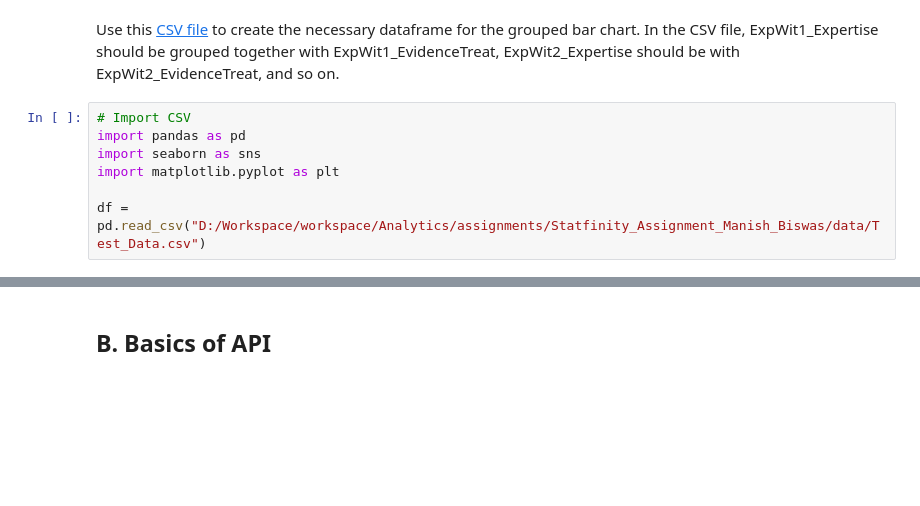
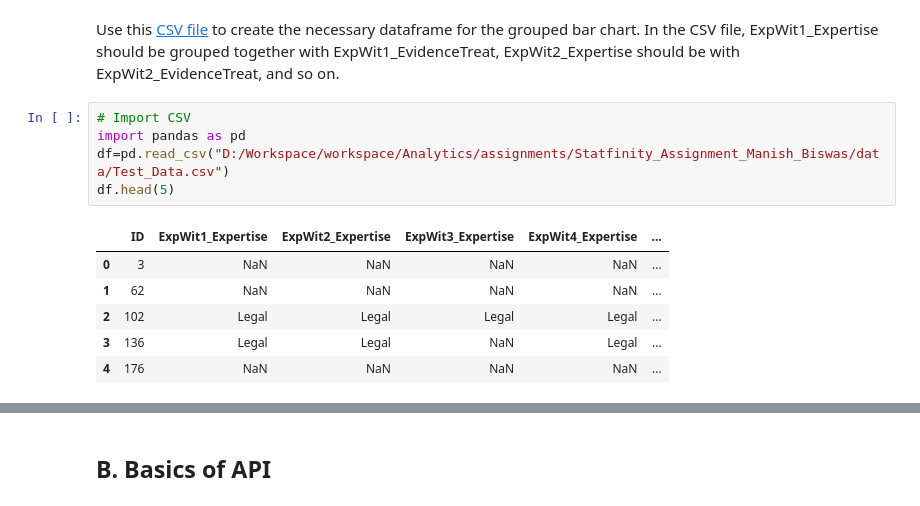
Before and after one commit to m20was/Analytics, a Jupyter notebook: assignments/Statfinity_Assignment_Manish_Biswas/Statfinity_Python_Exercise.ipynb, the cells around one changed output, grey strips where cells are left out. Cells and saved outputs as stored; diff of their text form; blank space fills up the shorter version.

```diff
--- a/assignments/Statfinity_Assignment_Manish_Biswas/Statfinity_Python_Exercise.ipynb
+++ b/assignments/Statfinity_Assignment_Manish_Biswas/Statfinity_Python_Exercise.ipynb
@@ -61,9 +66,14 @@ Use this [CSV file](https://drive.google.com/file/d/1NyyjRu3iuCA1iXwPdNSvzlzkhbq
 # %%
 # Import CSV
 import pandas as pd
-import seaborn as sns
-import matplotlib.pyplot as plt
-
-df = pd.read_csv("D:/Workspace/workspace/Analytics/assignments/Statfinity_Assignment_Manish_Biswas/data/Test_Data.csv")
+df=pd.read_csv("D:/Workspace/workspace/Analytics/assignments/Statfinity_Assignment_Manish_Biswas/data/Test_Data.csv")
+df.head(5)
+# %% [output]
+|  | ID | ExpWit1_Expertise | ExpWit2_Expertise | ExpWit3_Expertise | ExpWit4_Expertise | ... |
+| 0 | 3 | NaN | NaN | NaN | NaN | ... |
+| 1 | 62 | NaN | NaN | NaN | NaN | ... |
+| 2 | 102 | Legal | Legal | Legal | Legal | ... |
+| 3 | 136 | Legal | Legal | NaN | Legal | ... |
+| 4 | 176 | NaN | NaN | NaN | NaN | ... |
 # %%
 # Write the chart creation code below
```
Also changed, not shown: parts of 7 cells of this notebook, 1 other file.
